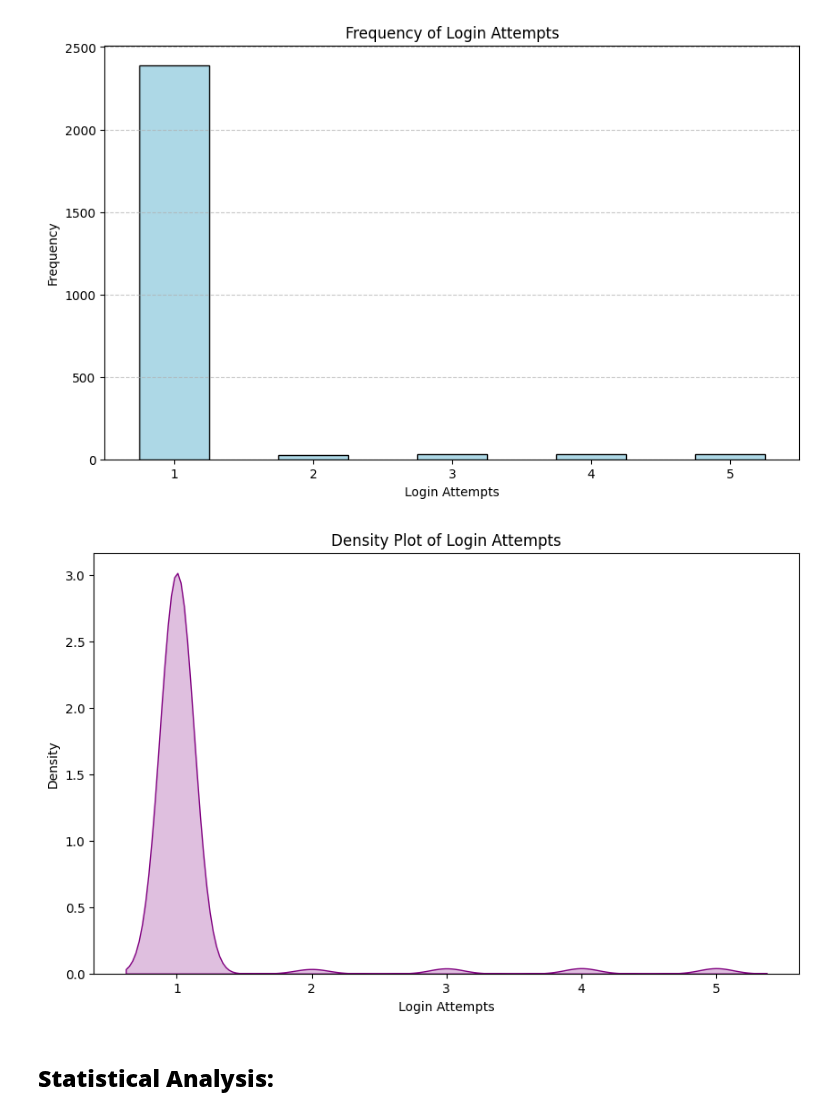
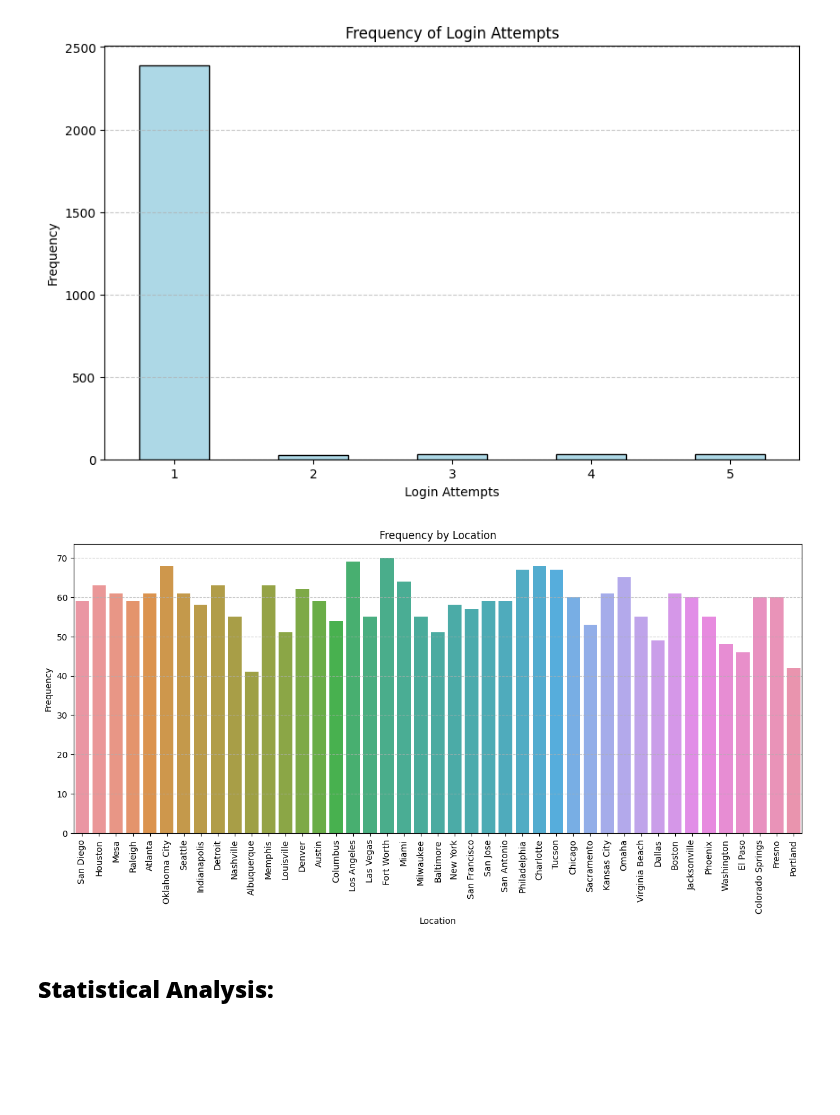
Before and after one commit to briannemcgrath/PFDA, a Jupyter notebook: project/project.ipynb, the cells around one changed output. Cells and saved outputs as stored; diff of their text form; code cells hidden in the pictures; blank space fills up the shorter version.

```diff
--- a/project/project.ipynb
+++ b/project/project.ipynb
@@ -188,15 +215,17 @@ plt.xticks(rotation=0)
 plt.show()
 # %% [output]
 [figure]
-# %%
-plt.figure(figsize=(10, 6))
-sns.kdeplot(df['LoginAttempts'], fill=True, color='purple')
-plt.title('Density Plot of Login Attempts')
-plt.xlabel('Login Attempts')
-plt.ylabel('Density')
-plt.show()
-# %% [output]
-[figure, removed]
+# %%
+plt.figure(figsize=(15, 6))
+sns.countplot(data=df, x='Location')
+plt.grid(axis='y', linestyle='--', alpha=0.7)
+plt.title('Frequency by Location')
+plt.xlabel('Location')
+plt.ylabel('Frequency')
+plt.xticks(rotation=90)
+plt.show()
+# %% [output]
+[figure, added]
 # %% [markdown]
 ## **Statistical Analysis:**
 # %% [markdown]
```
Also changed, not shown: parts of 11 cells of this notebook.
